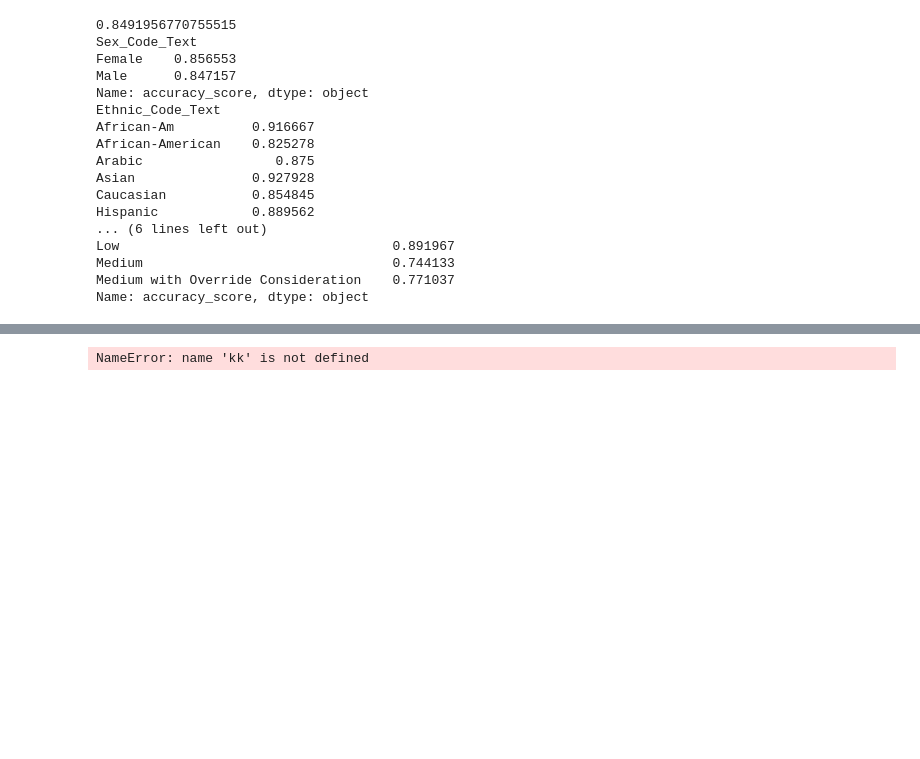
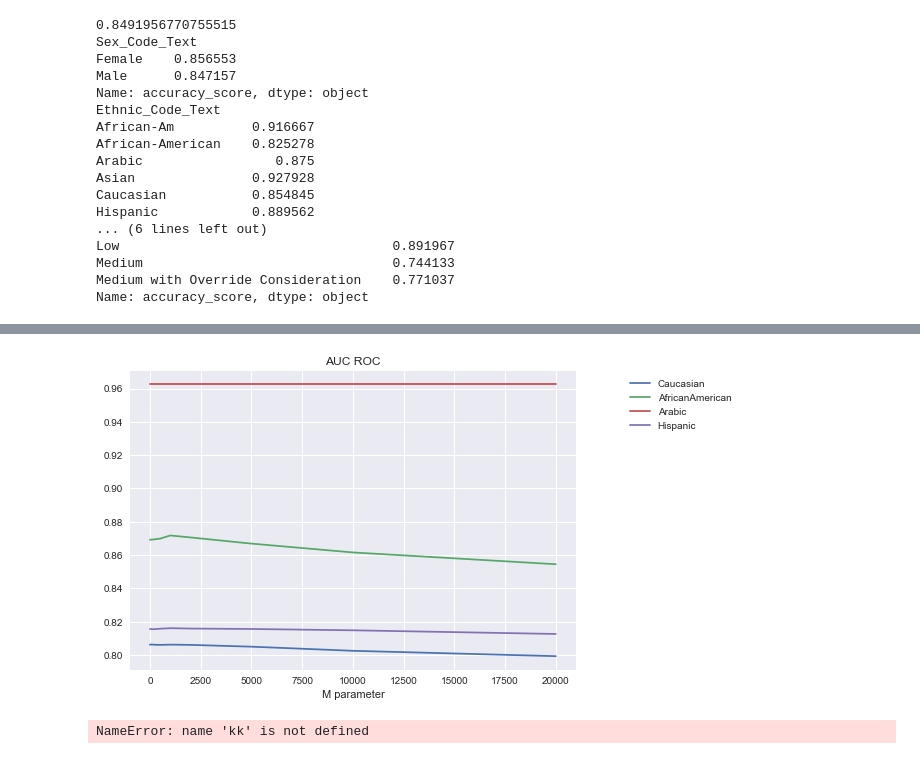
Before and after one commit to cmougan/FairEncoder, a Jupyter notebook: Experiment.ipynb, the cells around one changed output, grey strips where cells are left out. Cells and saved outputs as stored; diff of their text form; code cells hidden in the pictures; blank space fills up the shorter version.

```diff
--- a/Experiment.ipynb
+++ b/Experiment.ipynb
@@ -223,3 +267,16 @@ for metrics in [selection_rate, false_positive_rate, true_positive_rate]:
+# %%
+
+plt.title("AUC ROC")
+plt.xlabel("M parameter")
+plt.plot(ms, auc['all'], label="Overall")
+plt.plot(ms, auc["Caucasian"], label="Caucasian")
+plt.plot(ms, auc["African-American"] , label="AfricanAmerican")
+plt.plot(ms, auc["Arabic"], label="Arabic")
+plt.plot(ms, auc["Hispanic"], label="Hispanic")
+plt.legend(bbox_to_anchor=(1.1, 1))
+plt.show()
+# %% [output]
+[figure, added]
 # %%
 kk
 # %% [output]
```
Also changed, not shown: parts of 13 cells of this notebook.
